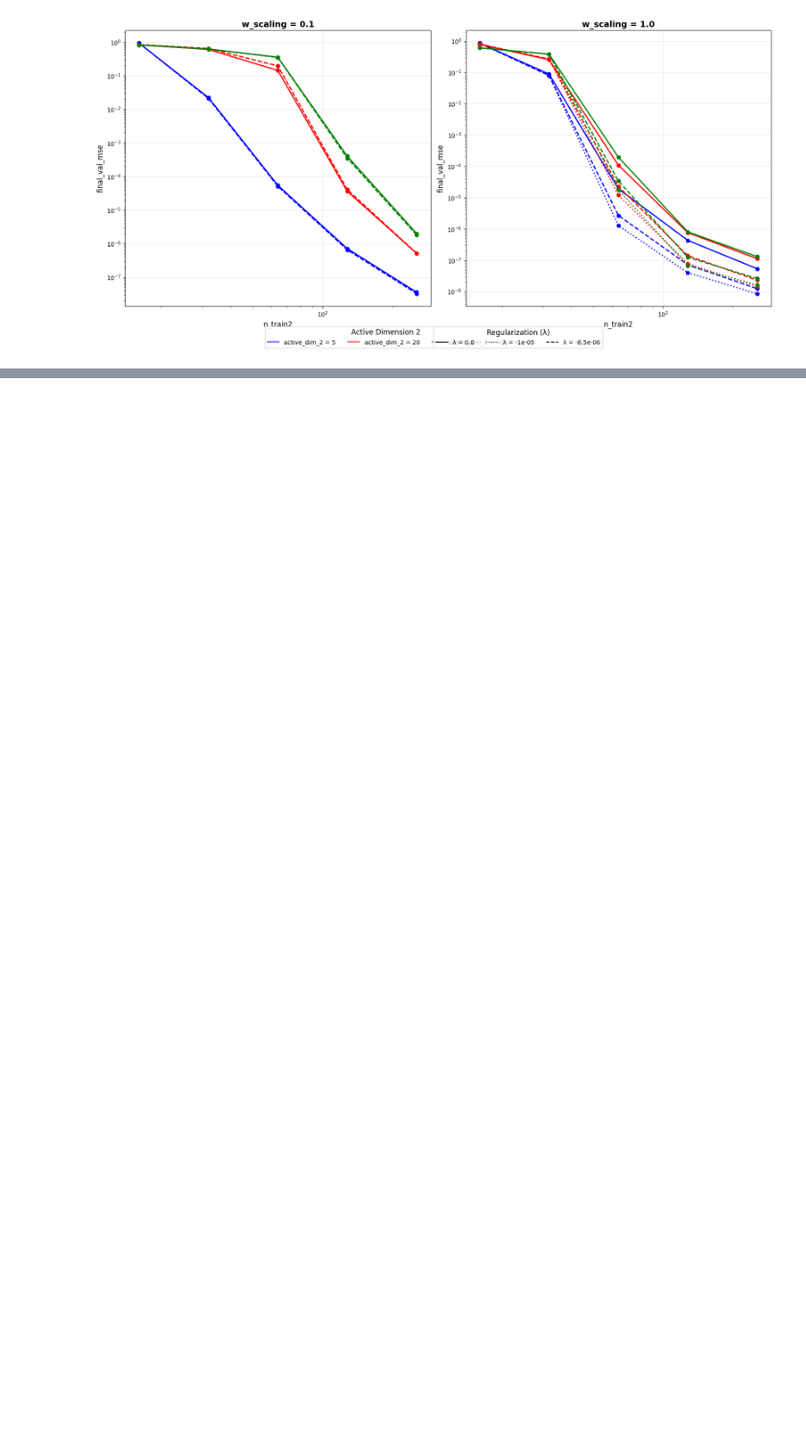
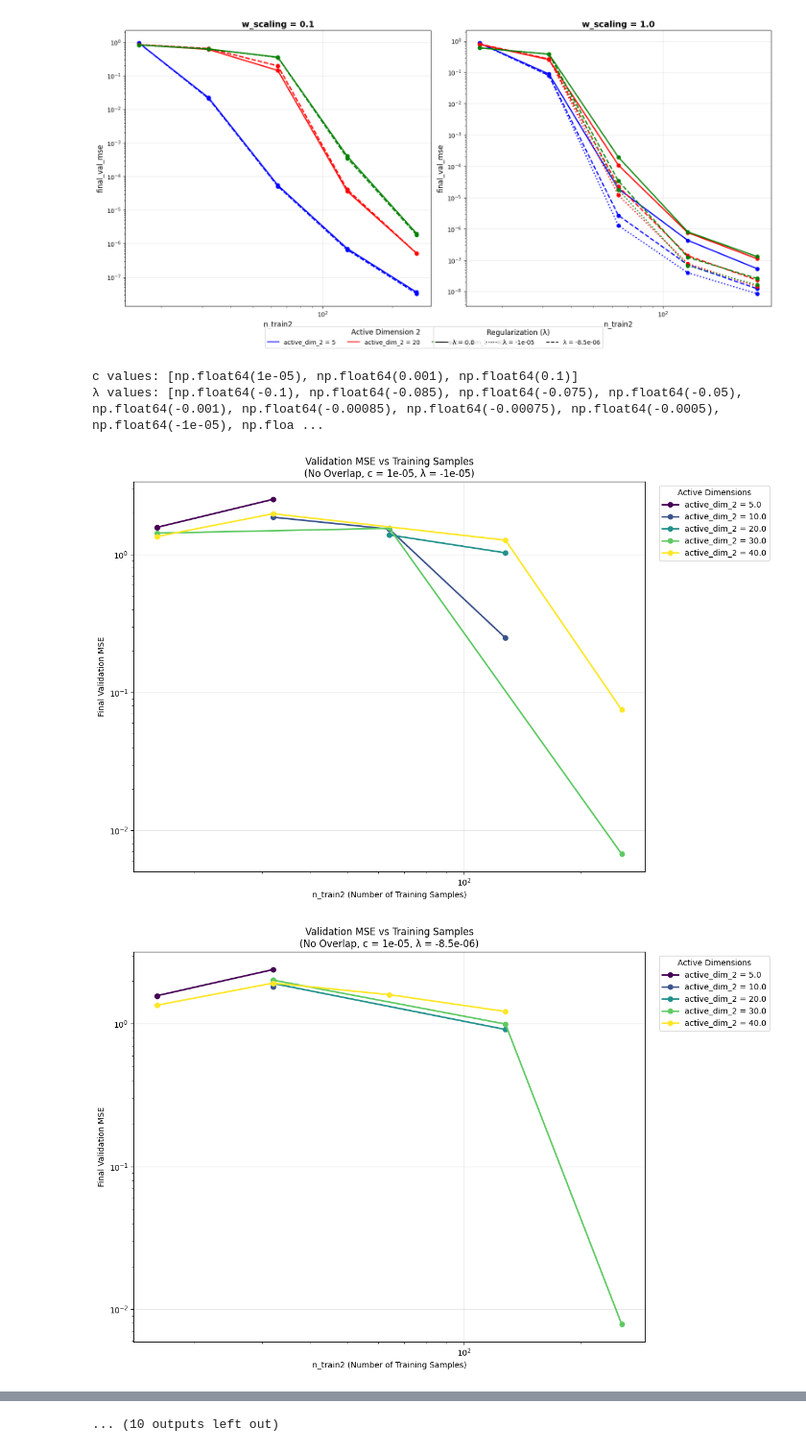
Before and after one commit to Nico31415/toy-unlearning, a Jupyter notebook: experiments/diagonal/analyse_experiments.ipynb, the cells around one changed output, grey strips where cells are left out. Shown at 96% size. Drawn from its saved outputs; the diff is of its cells as text; code cells hidden in the pictures; blank space fills up the shorter version.

Commit message:
ready for experiments

```diff
--- a/experiments/diagonal/analyse_experiments.ipynb
+++ b/experiments/diagonal/analyse_experiments.ipynb
@@ -682,3 +682,67 @@ plt.subplots_adjust(bottom=0.15)  # Make room for legends at the bottom
 plt.show()
 # %% [output]
 [figure]
+# %%
+import pandas as pd
+import matplotlib.pyplot as plt
+import numpy as np
+
+# Read the data
+df = pd.read_csv('/home/na658/multi-task2/experiment_results.csv')
+
+# Filter for the relevant experiments (one_task=True, overlap_bool='no')
+df_filtered = df[
+    (df['one_task'] == True) &
+    (df['overlap_bool'] == 'no')
+].copy()
+
+# Get unique c and lmda values (sorted)
+c_values = sorted(df_filtered['c'].unique())
+lmda_values = sorted(df_filtered['lmda'].unique())
+print(f"c values: {c_values}")
+print(f"λ values: {lmda_values}")
+
+# Colors for active_dim_2
+active_dims = sorted(df_filtered['active_dim_2'].unique())
+colors = plt.cm.viridis(np.linspace(0, 1, len(active_dims)))
+
+# One figure per (c, λ)
+for c_val in c_values:
+    df_c = df_filtered[df_filtered['c'] == c_val]
+    for lmda_val in lmda_values:
+        df_cl = df_c[df_c['lmda'] == lmda_val].copy()
+        if df_cl.empty:
+            continue
+
+        plt.figure(figsize=(12, 8))
+
+        # Plot for each active_dim_2
+        for i, active_dim in enumerate(active_dims):
+            subset = df_cl[df_cl['active_dim_2'] == active_dim].copy()
+            if subset.empty:
+                continue
+            subset = subset.sort_values('n_train2')
+            plt.plot(
+                subset['n_train2'],
+                subset['final_val_mse'],
+                'o-',
+                color=colors[i],
+                linewidth=2,
+                markersize=6,
+                label=f'active_dim_2 = {active_dim}'
+            )
+
+        plt.legend(title='Active Dimensions', bbox_to_anchor=(1.02, 1), loc='upper left')
+        plt.xlabel('n_train2 (Number of Training Samples)')
+        plt.ylabel('Final Validation MSE')
+        plt.title(f'Validation MSE vs Training Samples\n(No Overlap, c = {c_val}, λ = {lmda_val})')
+        plt.xscale('log')
+        plt.yscale('log')
+        plt.grid(True, alpha=0.3)
+        plt.tight_layout()
+        plt.show()
+# %% [output]
+c values: [np.float64(1e-05), np.float64(0.001), np.float64(0.1)]
+λ values: [np.float64(-0.1), np.float64(-0.085), np.float64(-0.075), np.float64(-0.05), np.float64(-0.001), np.float64(-0.00085), np.float64(-0.00075), np.float64(-0.0005), np.float64(-1e-05), np.floa ...
+[figure, added]
+[figure, added]
@@ -684,0 +758 @@ plt.show()
+... (10 outputs left out)
```
Also changed, not shown: parts of 1 cell of this notebook, 5 other files.
